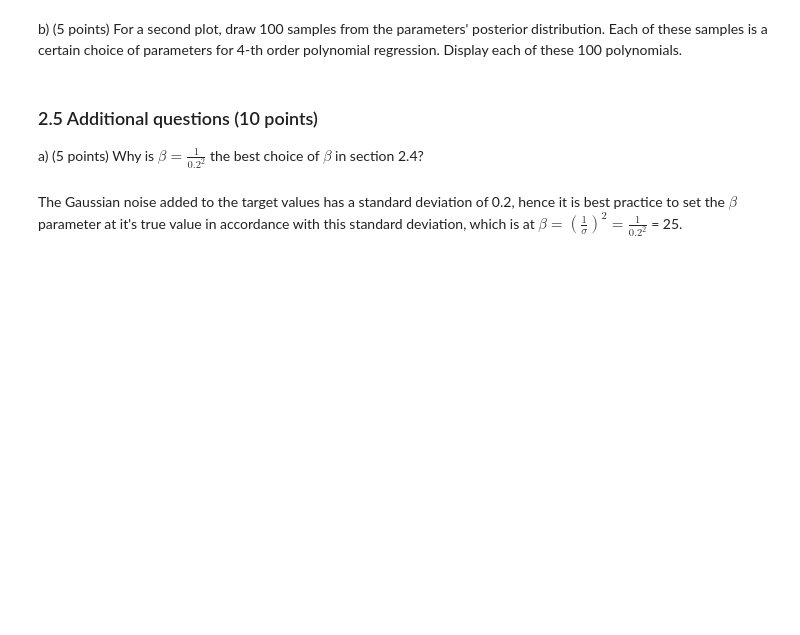
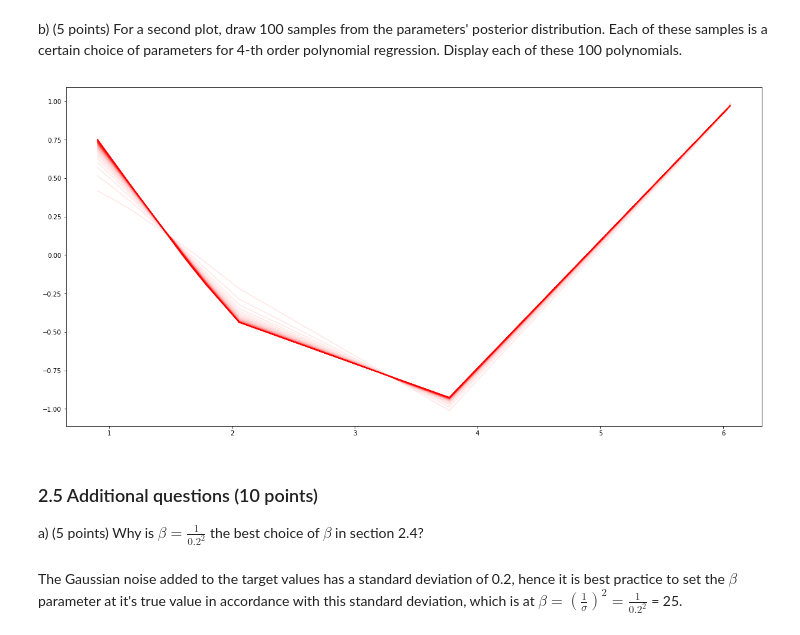
Before and after one commit to jorism1993/ML-lab1, a Jupyter notebook: lab1.ipynb, the cells around one changed output. Saved outputs shown, nothing was run; the diff lists cells and outputs as text; code cells hidden in the pictures; blank space fills up the shorter version.

```diff
--- a/lab1.ipynb
+++ b/lab1.ipynb
@@ -515,21 +504,23 @@ Display each of these 100 polynomials.
 # %%
 def plot_predictive_distribution_multisamp():
 
     x, t = gen_cosine2(10)
     M = 4
 
     # Plot 100 samples from posterior distribution, with an increasing beta parameter, from 1 to 100.
     # alpha will remain constant at 0.5.
     for sample in range(100):
         alpha = 0.5
         beta = sample+1
         m, S, Phi = fit_polynomial_bayes(x, t, M, alpha, beta)
         mean, sigma, Phi = predict_polynomial_bayes(x, m, S, beta)
         plt.plot(x, mean, color = "red", alpha=0.1)
 
     return
 
-#plot_predictive_distribution_multisamp()
+plot_predictive_distribution_multisamp()
+# %% [output]
+[figure, added]
 # %% [markdown]
 ### 2.5 Additional questions (10 points)
 
```
Also changed, not shown: parts of 5 cells of this notebook.
